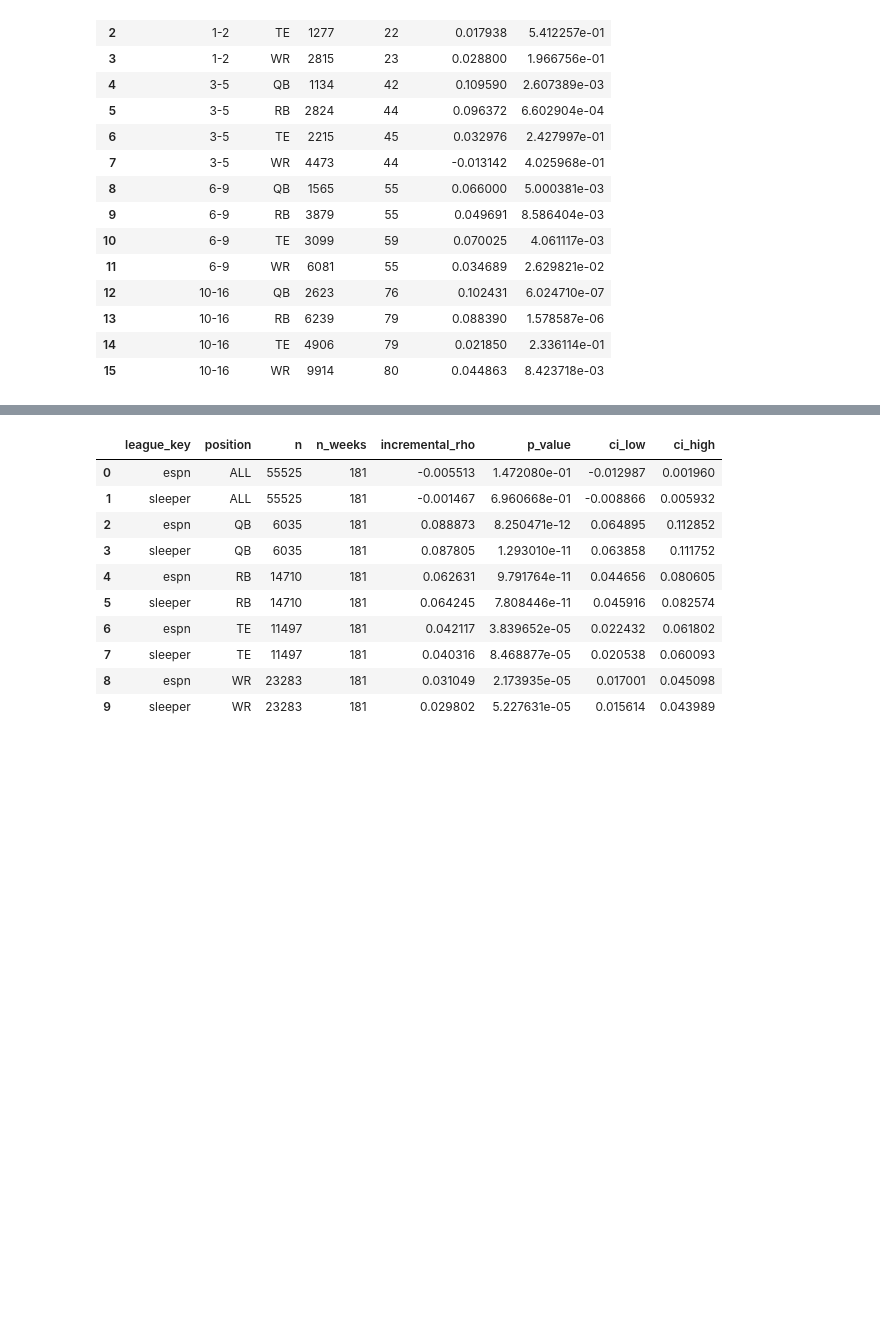
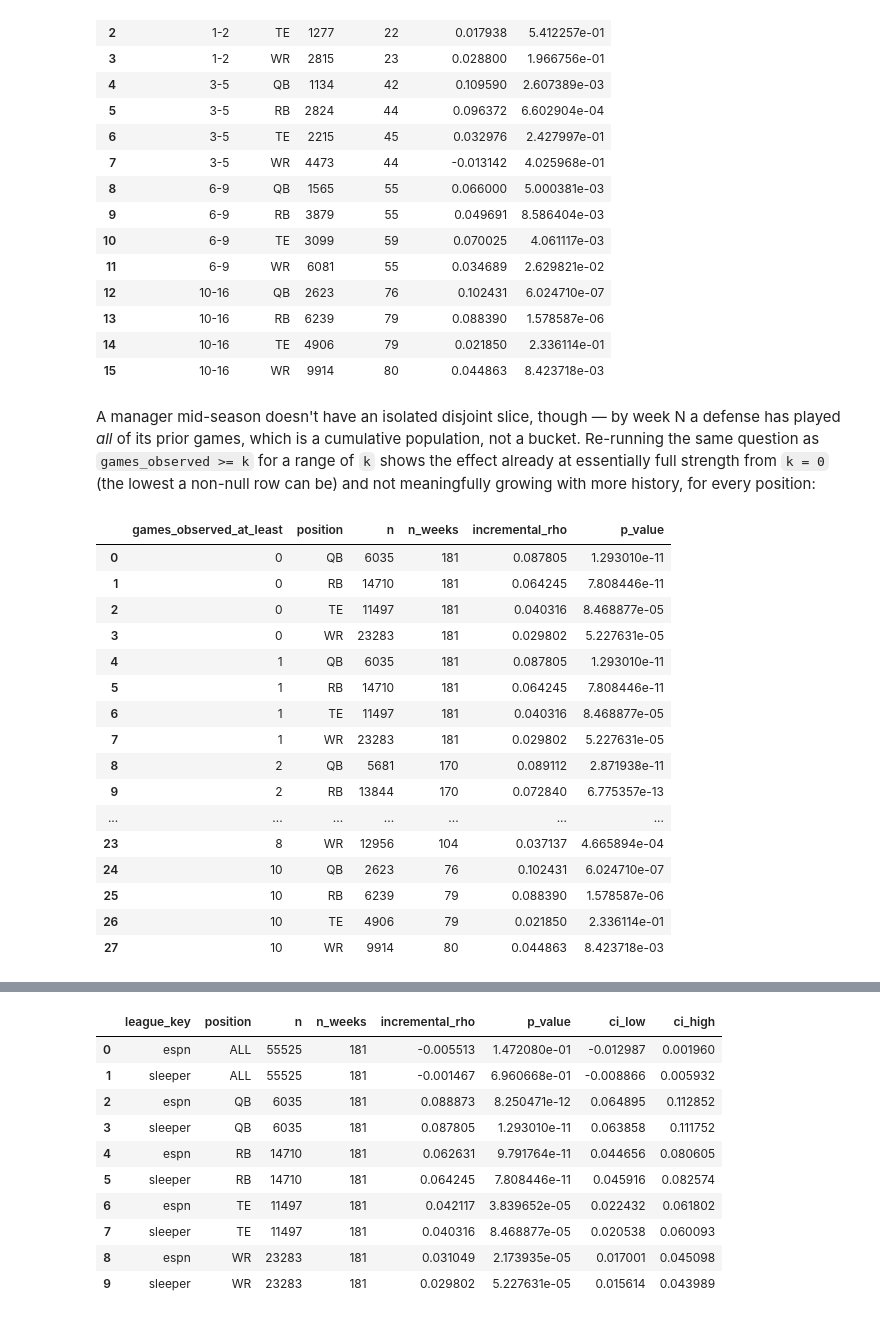
Before and after one commit to CommonFox/going-deep, a Jupyter notebook: notebooks/defense_matchup.ipynb, the cells around one changed output, grey strips where cells are left out. Drawn from its saved outputs; the diff is of its cells as text; code cells hidden in the pictures; blank space fills up the shorter version.

```diff
--- a/notebooks/defense_matchup.ipynb
+++ b/notebooks/defense_matchup.ipynb
@@ -239,3 +240,40 @@ pd.concat(rows).reset_index(drop=True)
 | 13 | 10-16 | RB | 6239 | 79 | 0.088390 | 1.578587e-06 |
 | 14 | 10-16 | TE | 4906 | 79 | 0.021850 | 2.336114e-01 |
 | 15 | 10-16 | WR | 9914 | 80 | 0.044863 | 8.423718e-03 |
+# %% [markdown]
+A manager mid-season doesn't have an isolated disjoint slice, though — by week N a defense has
+played *all* of its prior games, which is a cumulative population, not a bucket. Re-running the same
+question as `games_observed >= k` for a range of `k` shows the effect already at essentially full
+strength from `k = 0` (the lowest a non-null row can be) and not meaningfully growing with more
+history, for every position:
+# %%
+THRESHOLDS = [0, 1, 2, 3, 5, 8, 10]
+rows = []
+for k in THRESHOLDS:
+    filtered = signal_full[signal_full["games_observed"] >= k][
+        ["player_id", "season", "week", "signal_value"]
+    ]
+    scored = score_signal(filtered, actuals, projection)
+    scored = scored[(scored["baseline"] == "season_to_date_ppg") & (scored["position"] != "ALL")]
+    scored.insert(0, "games_observed_at_least", k)
+    rows.append(scored[["games_observed_at_least", "position", "n", "n_weeks", "incremental_rho", "p_value"]])
+
+pd.concat(rows).reset_index(drop=True)
+# %% [output]
+|  | games_observed_at_least | position | n | n_weeks | incremental_rho | p_value |
+| 0 | 0 | QB | 6035 | 181 | 0.087805 | 1.293010e-11 |
+| 1 | 0 | RB | 14710 | 181 | 0.064245 | 7.808446e-11 |
+| 2 | 0 | TE | 11497 | 181 | 0.040316 | 8.468877e-05 |
+| 3 | 0 | WR | 23283 | 181 | 0.029802 | 5.227631e-05 |
+| 4 | 1 | QB | 6035 | 181 | 0.087805 | 1.293010e-11 |
+| 5 | 1 | RB | 14710 | 181 | 0.064245 | 7.808446e-11 |
+| 6 | 1 | TE | 11497 | 181 | 0.040316 | 8.468877e-05 |
+| 7 | 1 | WR | 23283 | 181 | 0.029802 | 5.227631e-05 |
+| 8 | 2 | QB | 5681 | 170 | 0.089112 | 2.871938e-11 |
+| 9 | 2 | RB | 13844 | 170 | 0.072840 | 6.775357e-13 |
+| ... | ... | ... | ... | ... | ... | ... |
+| 23 | 8 | WR | 12956 | 104 | 0.037137 | 4.665894e-04 |
+| 24 | 10 | QB | 2623 | 76 | 0.102431 | 6.024710e-07 |
+| 25 | 10 | RB | 6239 | 79 | 0.088390 | 1.578587e-06 |
+| 26 | 10 | TE | 4906 | 79 | 0.021850 | 2.336114e-01 |
+| 27 | 10 | WR | 9914 | 80 | 0.044863 | 8.423718e-03 |
```
Also changed, not shown: parts of 5 cells of this notebook, 2 other files.
